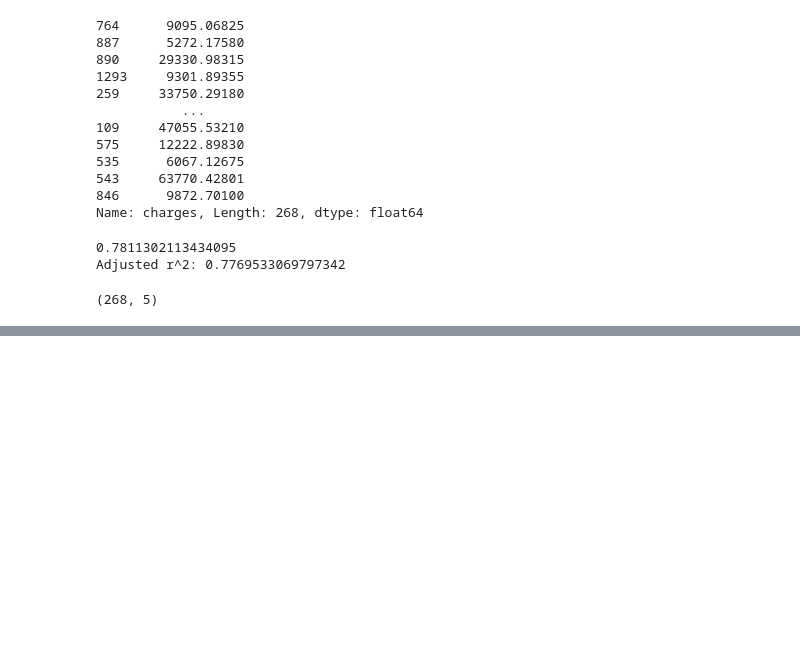
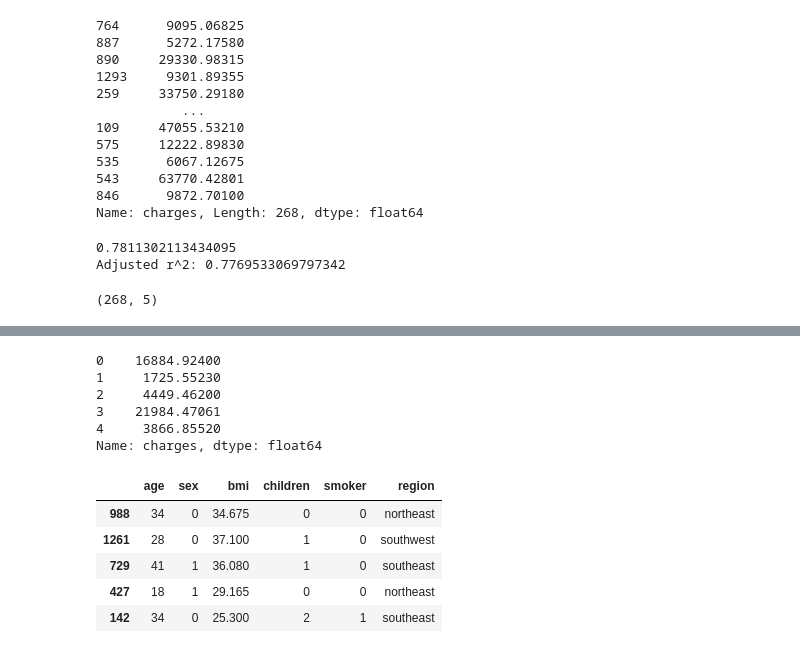
Before and after one commit to hacker-x184/ml-learning-journey, a Jupyter notebook: 03_LinearRegression/insuranceLR.ipynb, the cells around one changed output, grey strips where cells are left out. Drawn from its saved outputs; the diff is of its cells as text; code cells hidden in the pictures; blank space fills up the shorter version.

```diff
--- a/03_LinearRegression/insuranceLR.ipynb
+++ b/03_LinearRegression/insuranceLR.ipynb
@@ -180,0 +192,12 @@ X_test.shape
+# %%
+X = insurance_data.drop(columns=["charges"])
+y = insurance_data["charges"]
+X.head()
+y.head()
+# %% [output]
+0    16884.92400
+1     1725.55230
+2     4449.46200
+3    21984.47061
+4     3866.85520
+Name: charges, dtype: float64
@@ -180,0 +208,9 @@ X_test.shape
+# %%
+X.sample(5)
+# %% [output]
+|  | age | sex | bmi | children | smoker | region |
+| 988 | 34 | 0 | 34.675 | 0 | 0 | northeast |
+| 1261 | 28 | 0 | 37.100 | 1 | 0 | southwest |
+| 729 | 41 | 1 | 36.080 | 1 | 0 | southeast |
+| 427 | 18 | 1 | 29.165 | 0 | 0 | northeast |
+| 142 | 34 | 0 | 25.300 | 2 | 1 | southeast |
```
Also changed, not shown: parts of 15 cells of this notebook, 2 other files.
